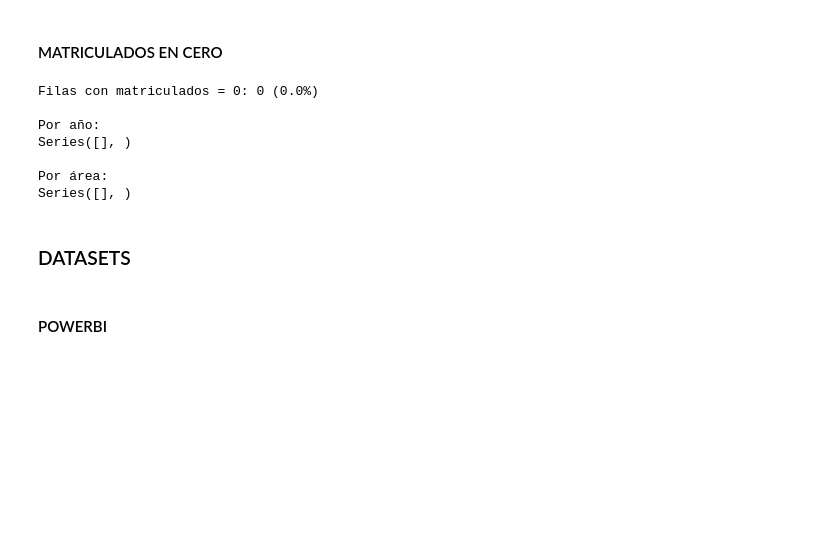
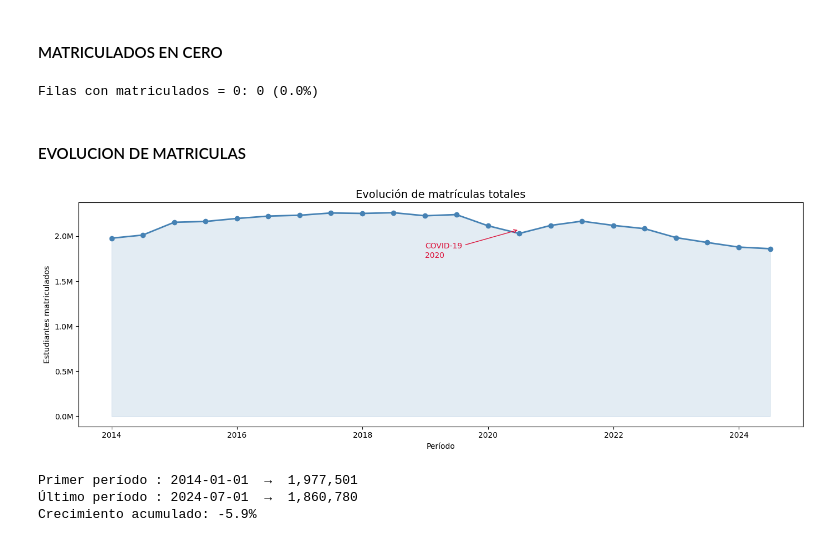
Before and after one commit to andresferpuyo/Proyecto-Final-GPA-UAO, a Jupyter notebook: notebooks/final_project_eda.ipynb, the cells around one changed output. Saved outputs shown, nothing was run; the diff lists cells and outputs as text; code cells hidden in the pictures; blank space fills up the shorter version.

```diff
--- a/notebooks/final_project_eda.ipynb
+++ b/notebooks/final_project_eda.ipynb
@@ -7,10 +8,10 @@ import seaborn as sns
 from pathlib import Path
 # %%
-RUTA = "/home/jovyan/work/data"
+RUTA = "/home/jovyan/work"
 # %% [markdown]
 ### CARGA Y TIPADO
 # %%
-df = pd.read_csv(RUTA + "/data.csv", encoding="utf-8-sig")
+df = pd.read_csv(RUTA + "/data/data.csv", encoding="utf-8")
 print(f"Dimensiones: {df.shape[0]:,} filas × {df.shape[1]} columnas")
 print(f"Memoria:     {df.memory_usage(deep=True).sum() / 1e6:.1f} MB")
 # %% [output]
@@ -26,11 +20,3 @@ np.int64(0)
-# %%
-COLS_ELIMINAR = [
-    "codigo_institucion",  # redundante con codigo_snies_programa
-    "institucion",         # alta cardinalidad sin valor analítico
-    "dpto_ies",            # redundante con dpto_programa
-]
-
-df = df.drop(columns=COLS_ELIMINAR)
 # %% [markdown]
 ### ESTANDARIZACIÓN DE DATOS
 # %% [markdown]
@@ -81,0 +70,4 @@ Sin mapear (NaN): 0
+# %%
+df['fecha'] = pd.to_datetime(
+    df['anio'].astype(str) + '-' +df['semestre'].astype(str) + '-01'
+)
@@ -682,22 +136,8 @@ TECNOLOG¿A EN AN¿LISIS Y DESARROLLO DE SISTEMAS DE INFORMACI¿N  2021
 # %% [markdown]
 #### MATRICULADOS EN CERO
 # %%
-# ── 1.2 Matriculados en cero ──────────────────────────────
+# Determinar la cantidad de matriculados en cero
 ceros = df[df["matriculados"] == 0]
 print(f"\nFilas con matriculados = 0: {len(ceros):,} ({len(ceros)/len(df)*100:.1f}%)")
-print(f"\nPor año:")
-print(ceros.groupby("anio").size().to_string())
-print(f"\nPor área:")
-print(ceros.groupby("area_conocimiento").size().sort_values(ascending=False).to_string())
 # %% [output]
 Filas con matriculados = 0: 0 (0.0%)
-
-Por año:
-Series([], )
-
-Por área:
-Series([], )
-# %% [markdown]
-### DATASETS
-# %% [markdown]
-#### POWERBI
@@ -703,0 +154,41 @@ Series([], )
+# %% [markdown]
+#### EVOLUCION DE MATRICULAS
+# %%
+# Agregar matriculados totales por fecha
+total_periodo = df_modelo.groupby('fecha')['matriculados'].sum().reset_index()
+total_periodo.columns = ['ds', 'y']
+
+fig, ax = plt.subplots(figsize=(14, 5))
+ax.fill_between(total_periodo['ds'], total_periodo['y'], alpha=0.15, color='steelblue')
+ax.plot(total_periodo['ds'], total_periodo['y'], marker='o', color='steelblue', lw=2)
+
+# Anotación COVID-19 — solo si hay datos del año 2020
+años_disponibles = total_periodo['ds'].dt.year.unique()
+if 2020 in años_disponibles:
+    covid_y = total_periodo[total_periodo['ds'].dt.year == 2020]['y'].mean()
+    ax.annotate(
+        'COVID-19\n2020',
+        xy=(pd.Timestamp('2020-07-01'), covid_y),
+        xytext=(pd.Timestamp('2019-01-01'), covid_y * 0.85),
+        arrowprops=dict(arrowstyle='->', color='crimson'),
+        fontsize=10, color='crimson'
+    )
+
+ax.yaxis.set_major_formatter(mticker.FuncFormatter(lambda x, _: f'{x/1e6:.1f}M'))
+ax.set_title('Evolución de matrículas totales', fontsize=14, fontweight='normal')
+ax.set_xlabel('Período')
+ax.set_ylabel('Estudiantes matriculados')
+plt.tight_layout()
+plt.savefig(RUTA + '/images/eda_serie_total.png', dpi=150, bbox_inches='tight')
+plt.show()
+
+# Crecimiento acumulado entre el primer y último período
+crecimiento = ((total_periodo['y'].iloc[-1] / total_periodo['y'].iloc[0]) - 1) * 100
+print(f"Primer período : {total_periodo['ds'].iloc[0].date()}  →  {int(total_periodo['y'].iloc[0]):,}")
+print(f"Último período : {total_periodo['ds'].iloc[-1].date()}  →  {int(total_periodo['y'].iloc[-1]):,}")
+print(f"Crecimiento acumulado: {crecimiento:.1f}%")
+# %% [output]
+[figure, added]
+Primer período : 2014-01-01  →  1,977,501
+Último período : 2024-07-01  →  1,860,780
+Crecimiento acumulado: -5.9%
```
Also changed, not shown: parts of 49 cells of this notebook, 4 other files.
